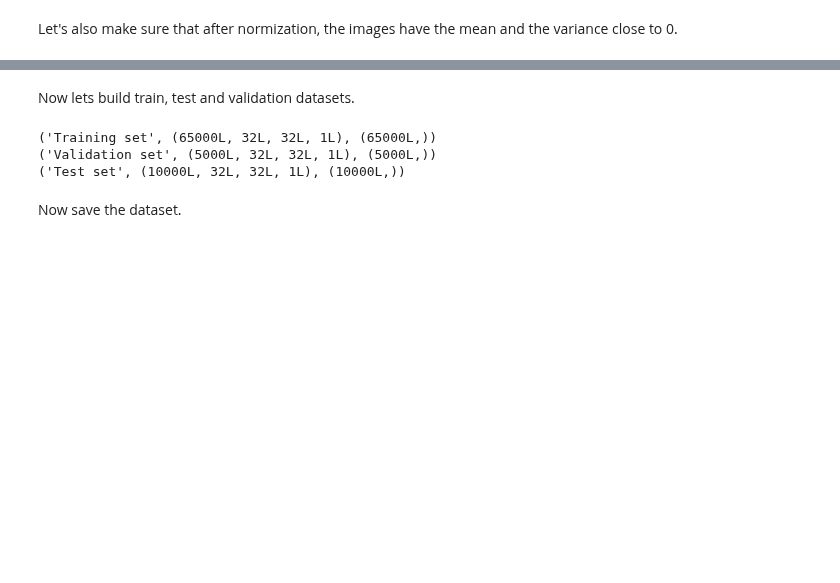
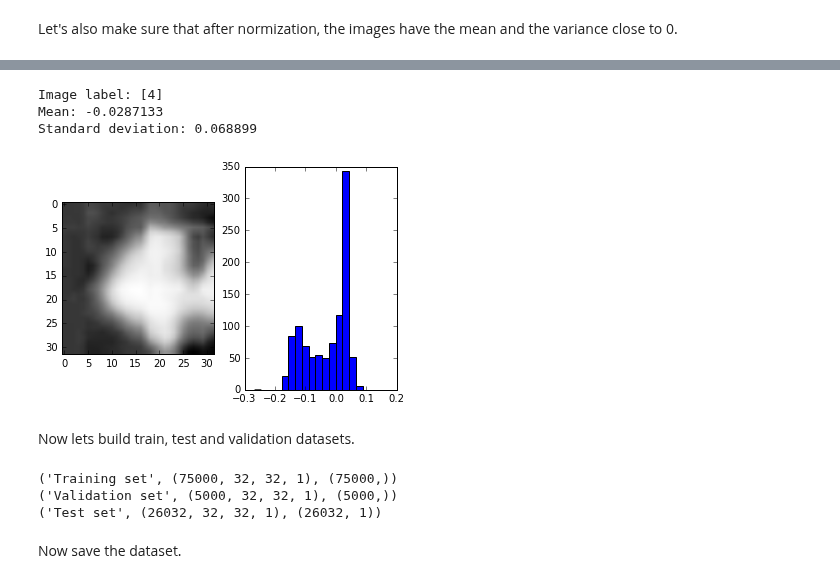
Before and after one commit to thalles753/machine-learning, a Jupyter notebook: projects/capstone/my_project/new_data_processing.ipynb, the cells around one changed output, grey strips where cells are left out. Cells and saved outputs as stored; diff of their text form; code cells hidden in the pictures; blank space fills up the shorter version.

```diff
--- a/projects/capstone/my_project/new_data_processing.ipynb
+++ b/projects/capstone/my_project/new_data_processing.ipynb
@@ -276,3 +299,19 @@ NameError: name 'labels' is not defined
+# %%
+rand_img_index = random.randrange(0,test_labels.shape[0])
+img = testing_dataset[rand_img_index]
+
+# display the normalized image
+_, (ax1, ax2) = plt.subplots(1, 2)
+ax1.imshow(img.reshape(IMAGE_SIZE, IMAGE_SIZE), cmap=plt.cm.Greys);
+ax2.hist(img.reshape(IMAGE_SIZE*IMAGE_SIZE), bins=20, range=[np.min(img) - 0.1, np.max(img) + 0.1]);
+print "Image label:", test_labels[rand_img_index]
+print "Mean:", np.mean(img)
+print "Standard deviation:", np.std(img)
+# %% [output]
+Image label: [4]
+Mean: -0.0287133
+Standard deviation: 0.068899
+[figure, added]
 # %% [markdown]
 Now lets build train, test and validation datasets.
 # %%
@@ -288,11 +324,11 @@ train_dataset, valid_dataset, train_labels, valid_labels = train_test_split(
 # %%
 print('Training set', train_dataset.shape, train_labels.shape)
 print('Validation set', valid_dataset.shape, valid_labels.shape)
-print('Test set', test_dataset.shape, test_labels.shape)
+print('Test set', testing_dataset.shape, test_labels.shape)
 # %% [output]
-('Training set', (65000L, 32L, 32L, 1L), (65000L,))
-('Validation set', (5000L, 32L, 32L, 1L), (5000L,))
-('Test set', (10000L, 32L, 32L, 1L), (10000L,))
+('Training set', (75000, 32, 32, 1), (75000,))
+('Validation set', (5000, 32, 32, 1), (5000,))
+('Test set', (26032, 32, 32, 1), (26032, 1))
 # %% [markdown]
 Now save the dataset.
 # %%
```
Also changed, not shown: parts of 22 cells of this notebook.
